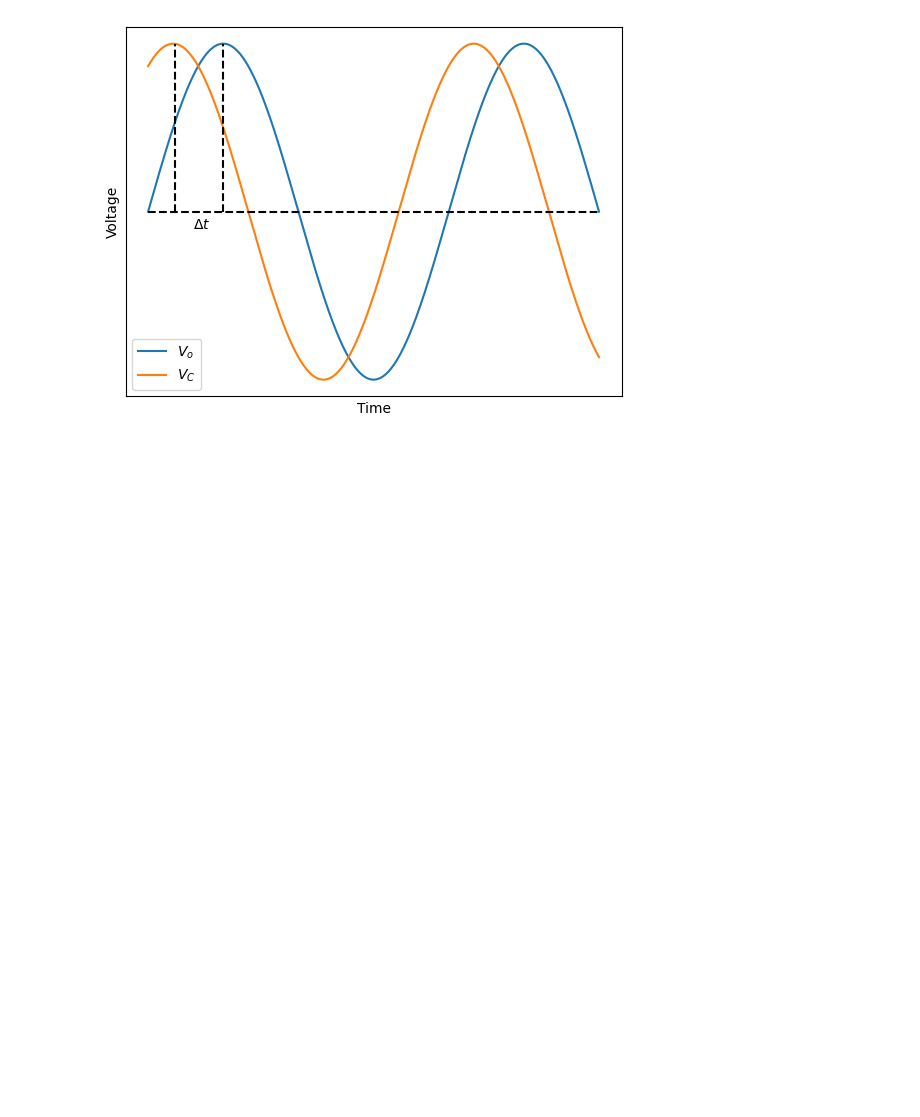
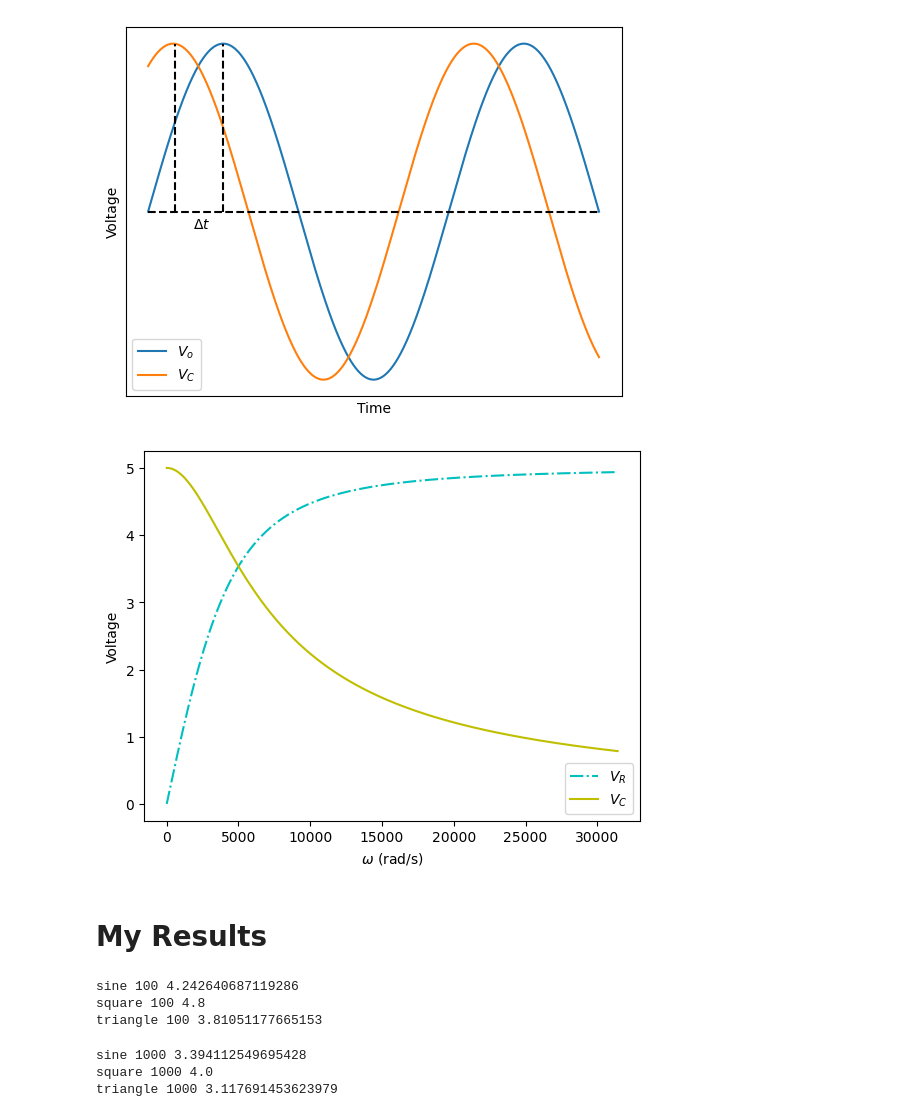
Before and after one commit to troymessina/ElectronicsLab, a Jupyter notebook: figures/ch4_rc/ch2RCFigs.ipynb, the cells around one changed output. Drawn from its saved outputs; the diff is of its cells as text; code cells hidden in the pictures; blank space fills up the shorter version.

```diff
--- a/figures/ch4_rc/ch2RCFigs.ipynb
+++ b/figures/ch4_rc/ch2RCFigs.ipynb
@@ -182,3 +184,49 @@ plt.savefig('RCPhaseShift.svg')
 plt.show()
 # %% [output]
 [figure]
+# %%
+Vo = 5
+R = 2000
+C = 0.1e-6
+f = np.linspace(0, 5000, 5001)
+omega = 2*np.pi*f
+VR = Vo*R/np.sqrt(R**2+1/(omega*C)**2)
+Vc = Vo/(omega *C)/np.sqrt(R**2+1/(omega*C)**2)
+
+plt.plot(omega, VR, '-.c', label=r'$V_R$')
+plt.plot(omega, Vc, '-y', label=r'$V_C$')
+plt.xlabel(r'$\omega$ (rad/s)')
+plt.ylabel('Voltage')
+plt.legend()
+plt.savefig('RCfilter.svg')
+plt.show()
+# %% [output]
+[figure, added]
+# %% [markdown]
+# My Results
+# %%
+#measured RMS at 5 volt peak-to-peak at 100 Hz
+V_sine = 1.5
+V_sq = 2.4
+V_tri = 1.1
+#calculated peak-to-peak
+print('sine 100', V_sine*2*np.sqrt(2))
+print('square 100', V_sq*2)
+print('triangle 100',V_tri*2*np.sqrt(3))
+# %% [output]
+sine 100 4.242640687119286
+square 100 4.8
+triangle 100 3.81051177665153
+# %%
+#measured RMS at 5 volt peak-to-peak at 1000 Hz
+V_sine = 1.2
+V_sq = 2.0
+V_tri = 0.9
+#calculated peak-to-peak
+print('sine 1000', V_sine*2*np.sqrt(2))
+print('square 1000', V_sq*2)
+print('triangle 1000',V_tri*2*np.sqrt(3))
+# %% [output]
+sine 1000 3.394112549695428
+square 1000 4.0
+triangle 1000 3.117691453623979
```
Also changed, not shown: parts of 2 cells of this notebook, 1 other file.
